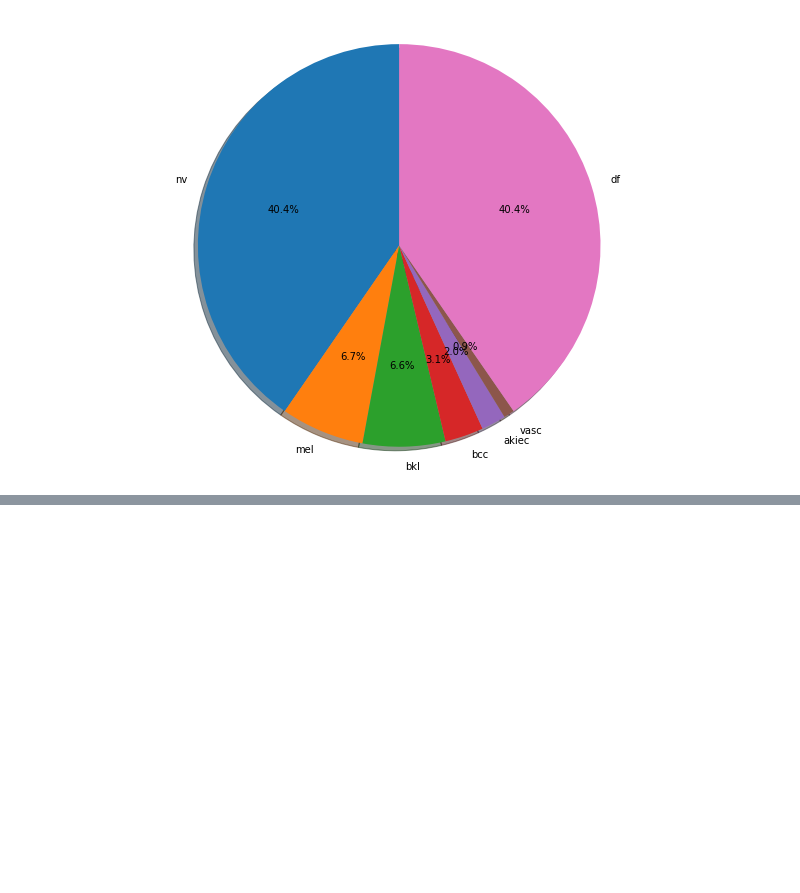
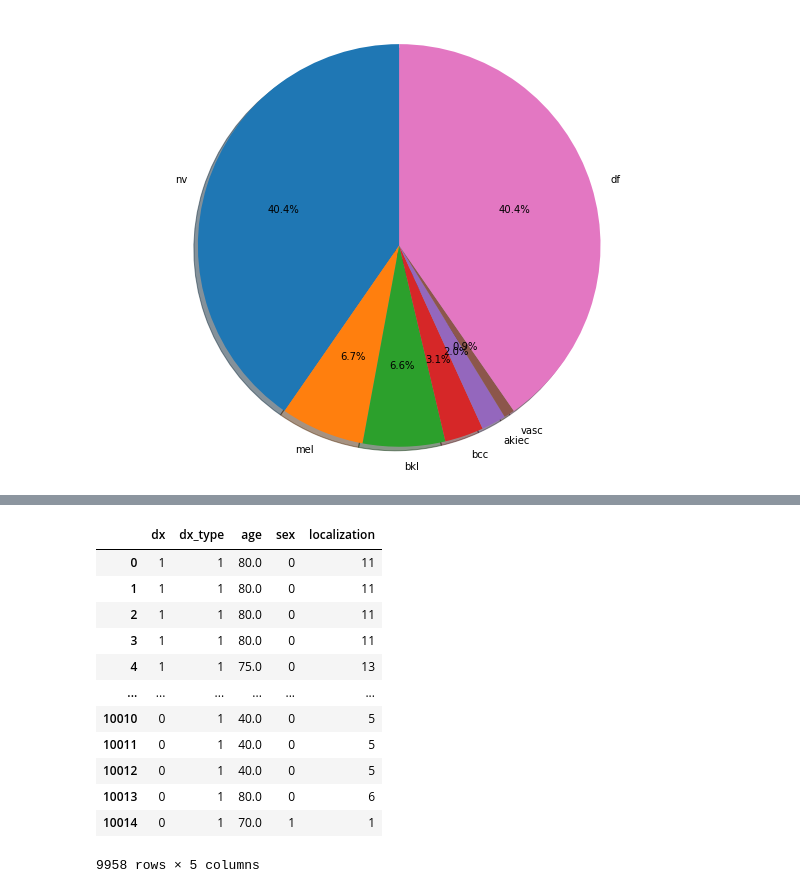
Before and after one commit to GabiDunaevsky/data-science-project, a Jupyter notebook: Notebook3.ipynb, the cells around one changed output, grey strips where cells are left out. Saved outputs shown, nothing was run; the diff lists cells and outputs as text; code cells hidden in the pictures; blank space fills up the shorter version.

```diff
--- a/Notebook3.ipynb
+++ b/Notebook3.ipynb
@@ -251,0 +236,16 @@ Name: dx_type, dtype: int64
+# %%
+df2
+# %% [output]
+|  | dx | dx_type | age | sex | localization |
+| 0 | 1 | 1 | 80.0 | 0 | 11 |
+| 1 | 1 | 1 | 80.0 | 0 | 11 |
+| 2 | 1 | 1 | 80.0 | 0 | 11 |
+| 3 | 1 | 1 | 80.0 | 0 | 11 |
+| 4 | 1 | 1 | 75.0 | 0 | 13 |
+| ... | ... | ... | ... | ... | ... |
+| 10010 | 0 | 1 | 40.0 | 0 | 5 |
+| 10011 | 0 | 1 | 40.0 | 0 | 5 |
+| 10012 | 0 | 1 | 40.0 | 0 | 5 |
+| 10013 | 0 | 1 | 80.0 | 0 | 6 |
+| 10014 | 0 | 1 | 70.0 | 1 | 1 |
+9958 rows × 5 columns
```
Also changed, not shown: parts of 23 cells of this notebook.
